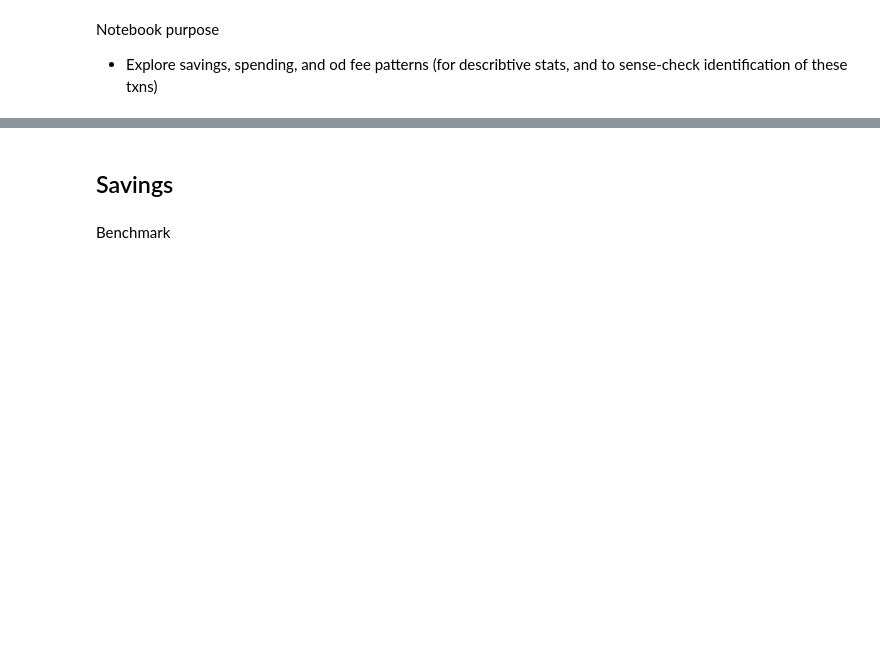
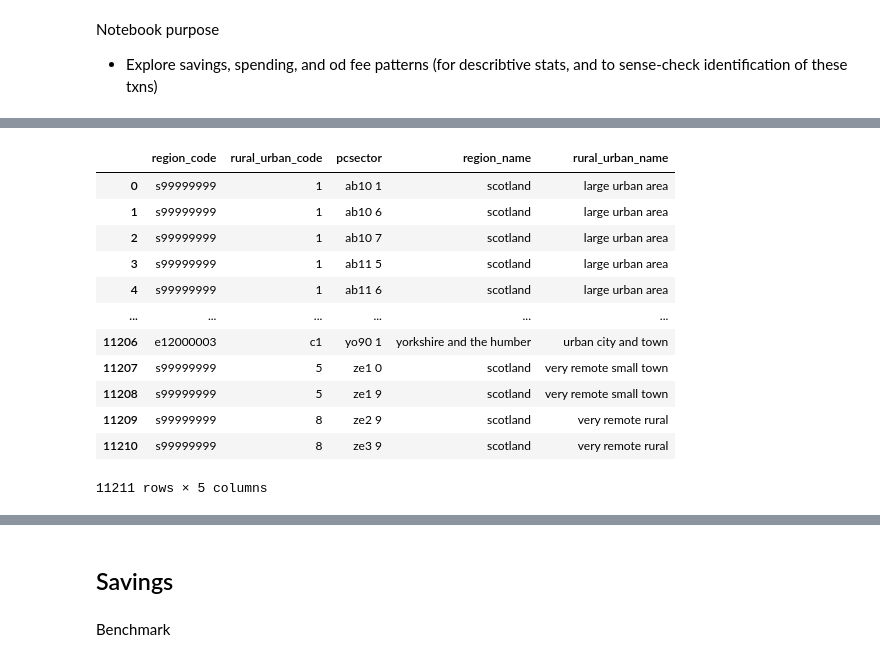
Before and after one commit to fabiangunzinger/entropy, a Jupyter notebook: notebooks/outcome_describtion.ipynb, the cells around one changed output, grey strips where cells are left out. Cells and saved outputs as stored; diff of their text form; code cells hidden in the pictures; blank space fills up the shorter version.

```diff
--- a/notebooks/outcome_describtion.ipynb
+++ b/notebooks/outcome_describtion.ipynb
@@ -47,0 +135,2 @@ Time for read_txn_data                 : 3.19 seconds
+# %%
+d["is_urban"] = d.is_urban.astype("bool")
@@ -48,3 +153,19 @@ Time for read_txn_data                 : 3.19 seconds
+# %%
+d.select_dtypes("object").apply(lambda x: x.str.lower())
+# %% [output]
+|  | region_code | rural_urban_code | pcsector | region_name | rural_urban_name |
+| 0 | s99999999 | 1 | ab10 1 | scotland | large urban area |
+| 1 | s99999999 | 1 | ab10 6 | scotland | large urban area |
+| 2 | s99999999 | 1 | ab10 7 | scotland | large urban area |
+| 3 | s99999999 | 1 | ab11 5 | scotland | large urban area |
+| 4 | s99999999 | 1 | ab11 6 | scotland | large urban area |
+| ... | ... | ... | ... | ... | ... |
+| 11206 | e12000003 | c1 | yo90 1 | yorkshire and the humber | urban city and town |
+| 11207 | s99999999 | 5 | ze1 0 | scotland | very remote small town |
+| 11208 | s99999999 | 5 | ze1 9 | scotland | very remote small town |
+| 11209 | s99999999 | 8 | ze2 9 | scotland | very remote rural |
+| 11210 | s99999999 | 8 | ze3 9 | scotland | very remote rural |
+11211 rows × 5 columns
 # %%
 dfs
 # %% [output]
```
Also changed, not shown: parts of 11 cells of this notebook, 3 other files.
